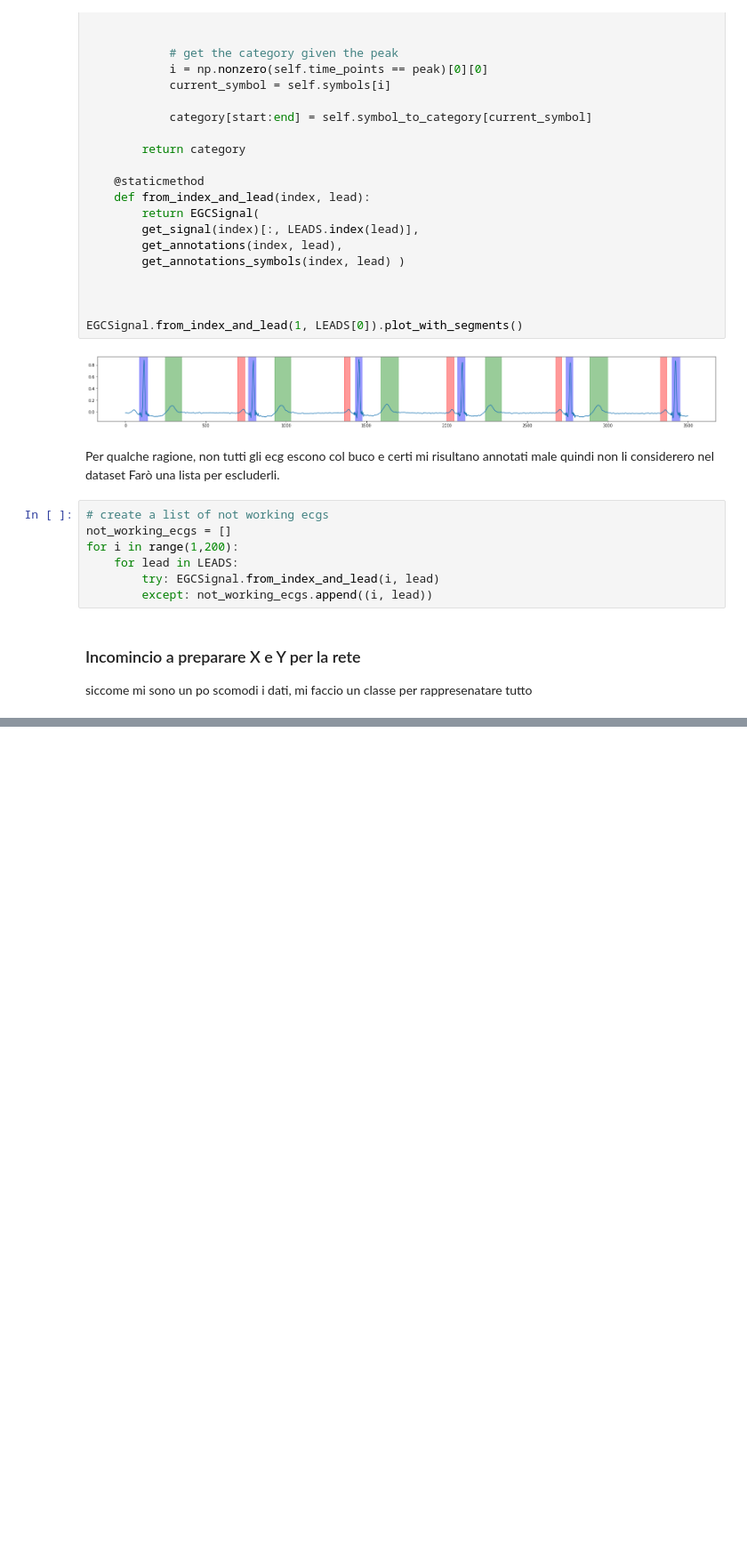
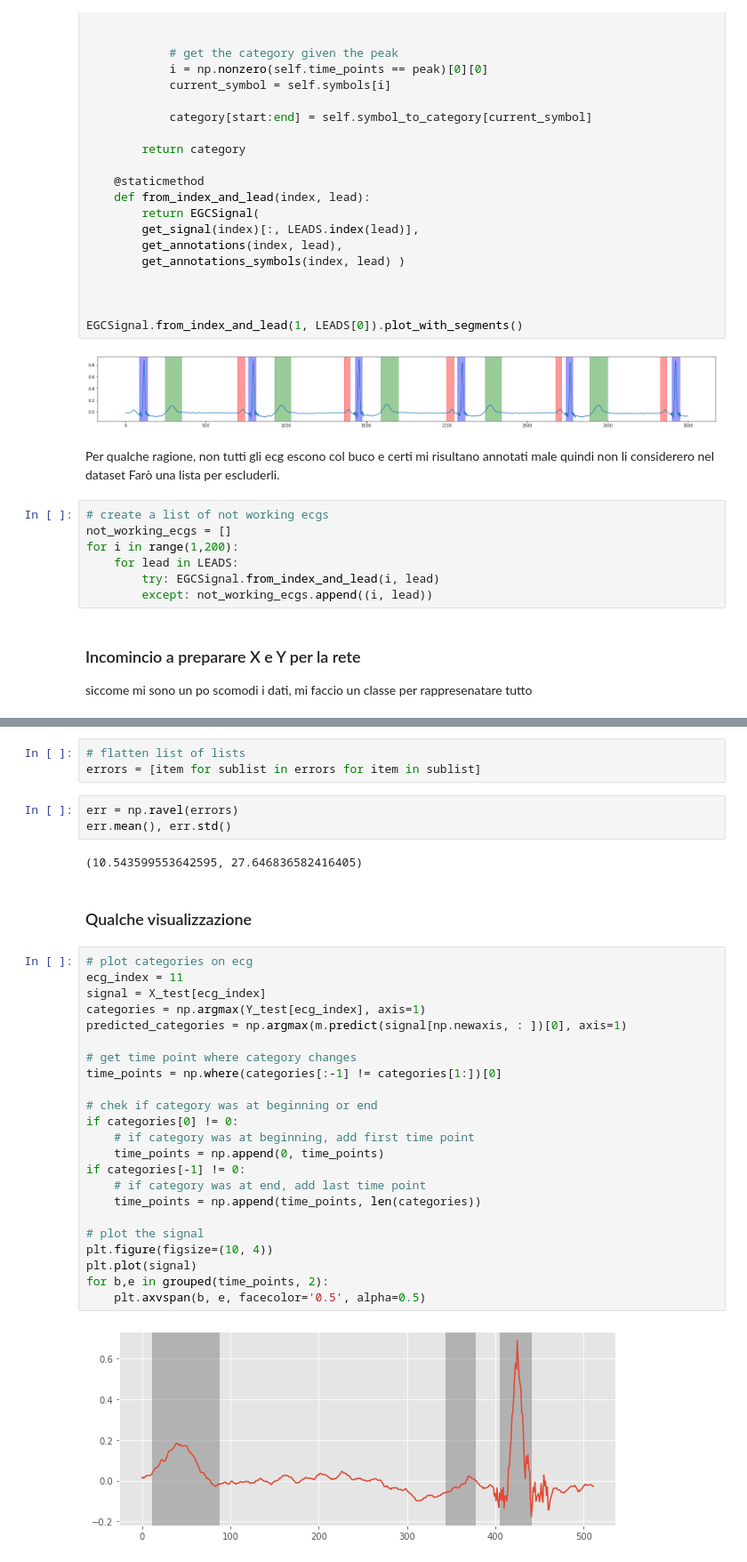
Before and after one commit to byschii/ecg-segmentation, a Jupyter notebook: unet_for_ecg.ipynb, the cells around one changed output, grey strips where cells are left out. Shown at 89% size. Saved outputs shown, nothing was run; the diff lists cells and outputs as text; blank space fills up the shorter version.

```diff
--- a/unet_for_ecg.ipynb
+++ b/unet_for_ecg.ipynb
@@ -542 +614,36 @@ Epoch 5/20
+# %%
+# flatten list of lists
+errors = [item for sublist in errors for item in sublist]
+# %%
+err = np.ravel(errors)
+err.mean(), err.std()
+# %% [output]
+(10.543599553642595, 27.646836582416405)
+# %% [markdown]
+### Qualche visualizzazione
+# %%
+# plot categories on ecg
+ecg_index = 11
+signal = X_test[ecg_index]
+categories = np.argmax(Y_test[ecg_index], axis=1)
+predicted_categories = np.argmax(m.predict(signal[np.newaxis, : ])[0], axis=1)
+
+# get time point where category changes
+time_points = np.where(categories[:-1] != categories[1:])[0]
+
+# chek if category was at beginning or end
+if categories[0] != 0:
+    # if category was at beginning, add first time point
+    time_points = np.append(0, time_points)
+if categories[-1] != 0:
+    # if category was at end, add last time point
+    time_points = np.append(time_points, len(categories))
+
+# plot the signal
+plt.figure(figsize=(10, 4))
+plt.plot(signal)
+for b,e in grouped(time_points, 2):
+    plt.axvspan(b, e, facecolor='0.5', alpha=0.5)
+# %% [output]
+[figure, added]
 # %%
```
Also changed, not shown: parts of 18 cells of this notebook, 1 other file.
